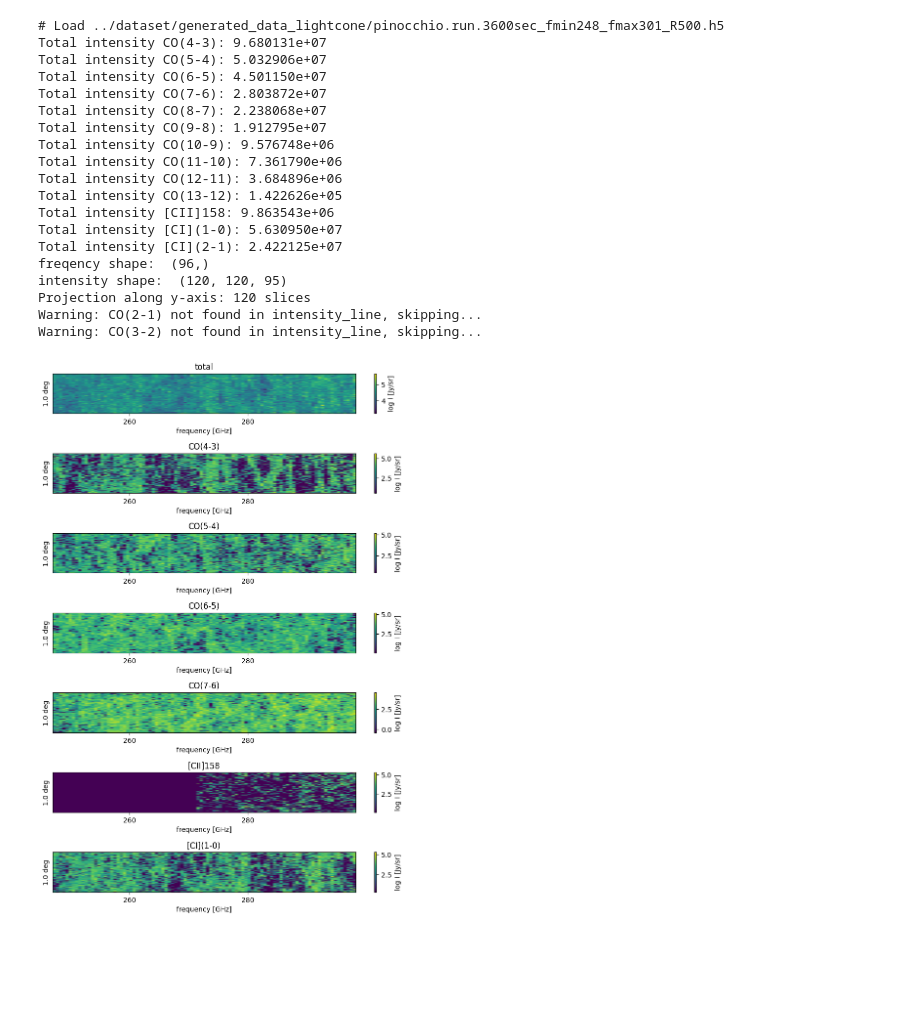
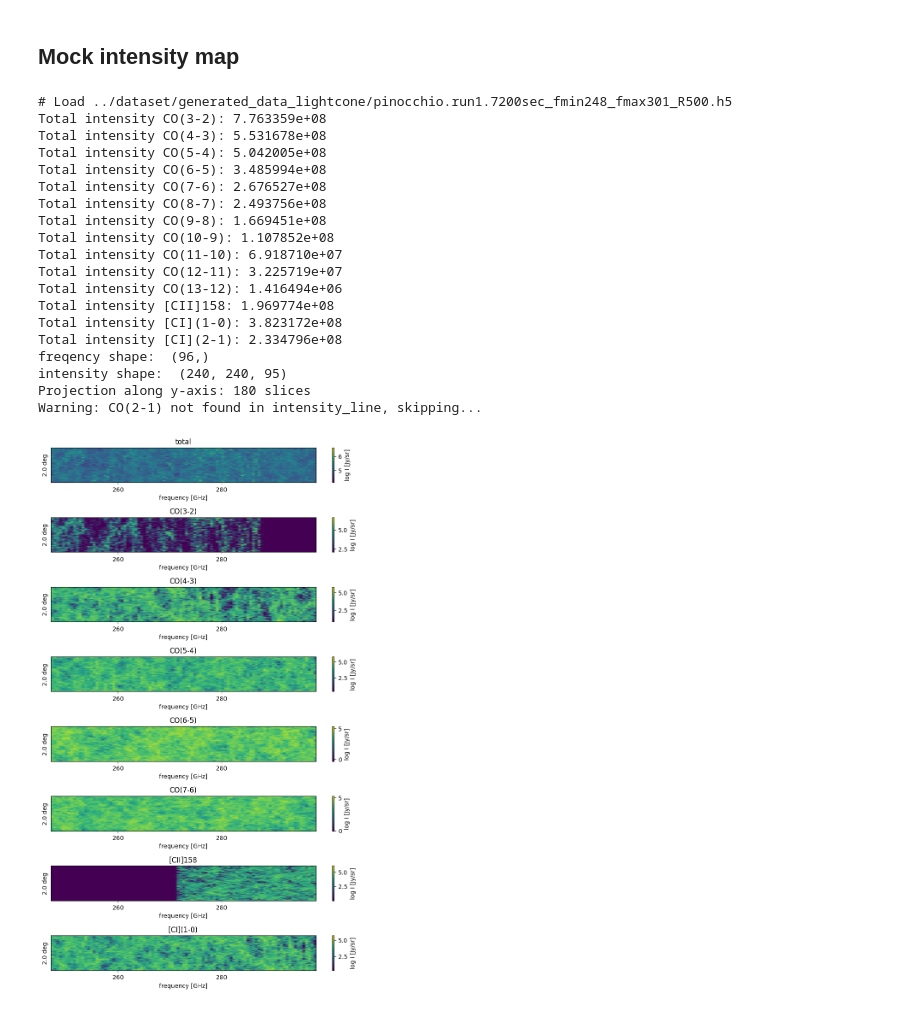
Before and after one commit to knmoriwaki/cosmoglint, a Jupyter notebook: scripts_lightcone/plot_lightcone.ipynb, the cells around one changed output. Drawn from its saved outputs; the diff is of its cells as text; code cells hidden in the pictures; blank space fills up the shorter version.

Commit message:
Updated lightcone scripts

```diff
--- a/scripts_lightcone/plot_lightcone.ipynb
+++ b/scripts_lightcone/plot_lightcone.ipynb
@@ -10,6 +10,9 @@ import copy
 import h5py
 
 from matplotlib.colors import LogNorm
+from scipy.ndimage import gaussian_filter
+from scipy.interpolate import interp1d
+
 
 from astropy.cosmology import FlatLambdaCDM
 cosmo = FlatLambdaCDM(H0=67.74, Om0=0.3089)
@@ -17,9 +20,10 @@ hlittle = cosmo.H0.value / 100
 
 from astropy import units as u
 
-from lightcone_utils import load_data, show_map, plot_mean
+from lightcone_utils import load_data, show_map, plot_mean, arcsec_to_cMpc, dz_to_dcMpc
 
-### Load data
+colors = plt.rcParams['axes.prop_cycle'].by_key()['color']
+
 base_dir = "../dataset/generated_data_lightcone"
 output_dir = "{}/figures".format(base_dir)
 os.makedirs(output_dir, exist_ok=True)
@@ -27,3 +31,9 @@ os.makedirs(output_dir, exist_ok=True)
 from line_model import line_dict
 line_names = list(line_dict.keys())
 NLINE = len(line_names)
+
+def my_savefig(fsave):
+    if fsave is not None:
+        plt.tight_layout()
+        plt.savefig(fsave, dpi=300, bbox_inches="tight")
+        print("Saved figure to", fsave)
@@ -30,28 +147,30 @@ NLINE = len(line_names)
+# %% [markdown]
+## Mock intensity map
 # %%
-fname = "{}/pinocchio.run.3600sec_fmin248_fmax301_R500.h5".format(base_dir)
+fname = "{}/pinocchio.run1.7200sec_fmin248_fmax301_R500.h5".format(base_dir)
 freq, intensity, intensity_line, attrs = load_data(fname)
 side_length = attrs['side_length']
 lines_to_show = ["CO(2-1)", "CO(3-2)", "CO(4-3)", "CO(5-4)", "CO(6-5)", "CO(7-6)", "[CII]158", "[CI](1-0)"]
 show_map(freq, intensity, intensity_line, side_length, dy=-1, lines_to_show=lines_to_show, log_scale=True)
 # %% [output]
-# Load ../dataset/generated_data_lightcone/pinocchio.run.3600sec_fmin248_fmax301_R500.h5
-Total intensity CO(4-3): 9.680131e+07
-Total intensity CO(5-4): 5.032906e+07
-Total intensity CO(6-5): 4.501150e+07
-Total intensity CO(7-6): 2.803872e+07
-Total intensity CO(8-7): 2.238068e+07
-Total intensity CO(9-8): 1.912795e+07
-Total intensity CO(10-9): 9.576748e+06
-Total intensity CO(11-10): 7.361790e+06
-Total intensity CO(12-11): 3.684896e+06
-Total intensity CO(13-12): 1.422626e+05
-Total intensity [CII]158: 9.863543e+06
-Total intensity [CI](1-0): 5.630950e+07
-Total intensity [CI](2-1): 2.422125e+07
+# Load ../dataset/generated_data_lightcone/pinocchio.run1.7200sec_fmin248_fmax301_R500.h5
+Total intensity CO(3-2): 7.763359e+08
+Total intensity CO(4-3): 5.531678e+08
+Total intensity CO(5-4): 5.042005e+08
+Total intensity CO(6-5): 3.485994e+08
+Total intensity CO(7-6): 2.676527e+08
+Total intensity CO(8-7): 2.493756e+08
+Total intensity CO(9-8): 1.669451e+08
+Total intensity CO(10-9): 1.107852e+08
+Total intensity CO(11-10): 6.918710e+07
+Total intensity CO(12-11): 3.225719e+07
+Total intensity CO(13-12): 1.416494e+06
+Total intensity [CII]158: 1.969774e+08
+Total intensity [CI](1-0): 3.823172e+08
+Total intensity [CI](2-1): 2.334796e+08
 freqency shape:  (96,)
-intensity shape:  (120, 120, 95)
-Projection along y-axis: 120 slices
+intensity shape:  (240, 240, 95)
+Projection along y-axis: 180 slices
 Warning: CO(2-1) not found in intensity_line, skipping...
-Warning: CO(3-2) not found in intensity_line, skipping...
-[figure, old version]
+[figure, new version]
 # %%
```
Also changed, not shown: parts of 4 cells of this notebook, 4 other files.
